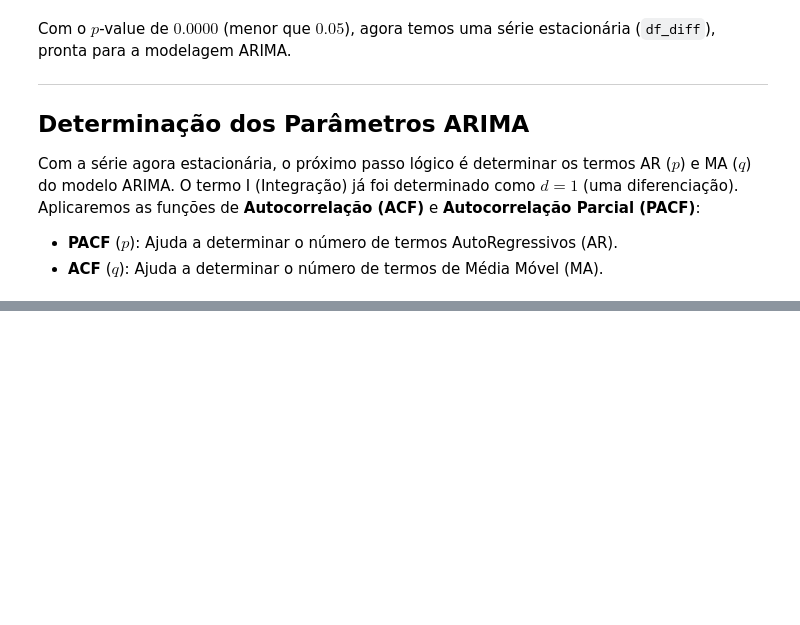
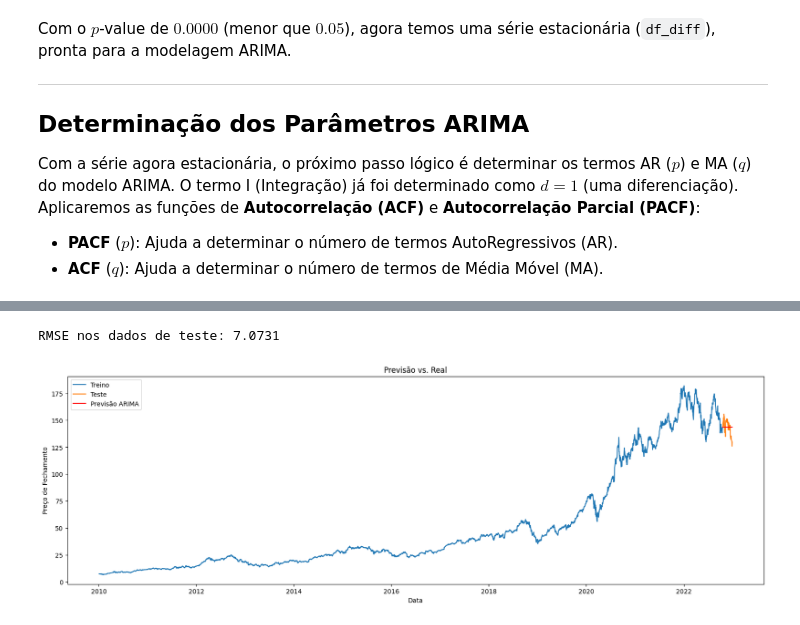
Before and after one commit to Joedson-P/time-series-forecasting, a Jupyter notebook: notebooks/01_time_series_analysis.ipynb, the cells around one changed output, grey strips where cells are left out. Saved outputs shown, nothing was run; the diff lists cells and outputs as text; code cells hidden in the pictures; blank space fills up the shorter version.

Commit message:
feat: Treinamento e avaliação do modelo ARIMA. Modelo não apresentou resultado satisfatório.

```diff
--- a/notebooks/01_time_series_analysis.ipynb
+++ b/notebooks/01_time_series_analysis.ipynb
@@ -194,0 +223,11 @@ Aplicaremos as funções de **Autocorrelação (ACF)** e **Autocorrelação Parc
+# %%
+from statsmodels.tsa.arima.model import ARIMA
+
+# Dividindo os dados em conjunto de treino e teste
+train_data = df_ts['close'][:-50]
+test_data = df_ts['close'][-50:] # Últimos 50 dias para teste
+
+# Instanciando e treinando o modelo
+arima_model = ARIMA(train_data, order=(1,1,1))
+arima_model_fit = arima_model.fit()
+print(f"Resumo do Modelo ARIMA:\n{arima_model_fit.summary()}")
@@ -194,0 +264,28 @@ Aplicaremos as funções de **Autocorrelação (ACF)** e **Autocorrelação Parc
+# %%
+from sklearn.metrics import mean_squared_error
+
+# Fazendo previsões (forecast)
+start_index = len(train_data)
+end_index = start_index + len(test_data) - 1
+forecast = arima_model_fit.predict(start=start_index, end=end_index, dynamic=False)
+
+# Ajustando o índice do forecast para coincidir com o índice dos dados de teste
+forecast.index = test_data.index
+
+# Calculando o erro quadrático médio (MSE)
+rmse = np.sqrt(mean_squared_error(test_data, forecast))
+print(f"RMSE nos dados de teste: {rmse:.4f}")
+
+# Plotando as previsões contra os valores reais
+plt.figure(figsize=(20,6))
+plt.plot(train_data.index, train_data, label='Treino')
+plt.plot(test_data.index, test_data, label='Teste')
+plt.plot(forecast.index, forecast, label='Previsão ARIMA', color='red')
+plt.title('Previsão vs. Real')
+plt.xlabel('Data')
+plt.ylabel('Preço de Fechamento')
+plt.legend()
+plt.show()
+# %% [output]
+RMSE nos dados de teste: 7.0731
+[figure, added]
```
Also changed, not shown: parts of 5 cells of this notebook.
